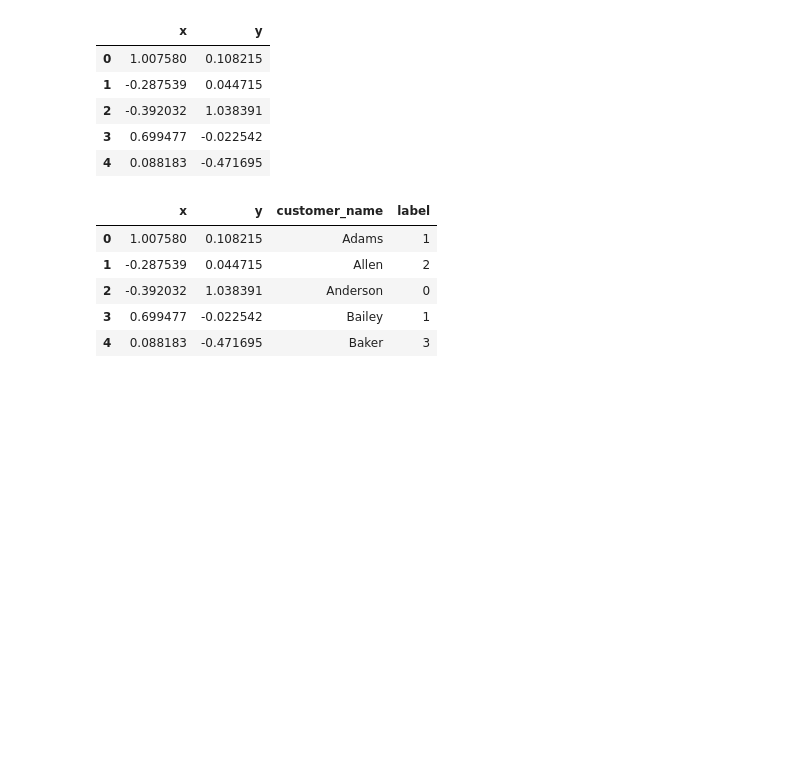
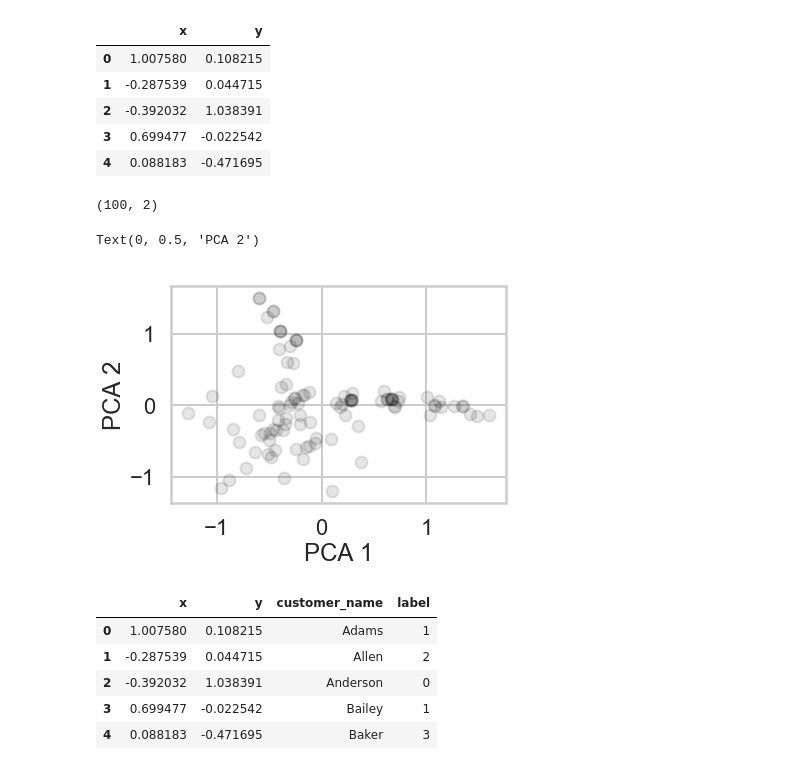
Before and after one commit to yusufarslanpolat/Springboard, a Jupyter notebook: modelling/clustering/Mini_Project_Clustering.ipynb, the cells around one changed output. Cells and saved outputs as stored; diff of their text form; code cells hidden in the pictures; blank space fills up the shorter version.

```diff
--- a/modelling/clustering/Mini_Project_Clustering.ipynb
+++ b/modelling/clustering/Mini_Project_Clustering.ipynb
@@ -379,6 +384,17 @@ df_pca.head()
 | 2 | -0.392032 | 1.038391 |
 | 3 | 0.699477 | -0.022542 |
 | 4 | 0.088183 | -0.471695 |
+# %%
+x_cols_2.shape
+# %% [output]
+(100, 2)
+# %%
+plt.scatter(df_pca['x'], df_pca['y'], alpha=.1, color='black')
+plt.xlabel('PCA 1')
+plt.ylabel('PCA 2')
+# %% [output]
+Text(0, 0.5, 'PCA 2')
+[figure, added]
 # %%
 
 df_merged = df_pca.merge(table.reset_index(), left_index=True, right_index=True)
```
Also changed, not shown: parts of 4 cells of this notebook.
